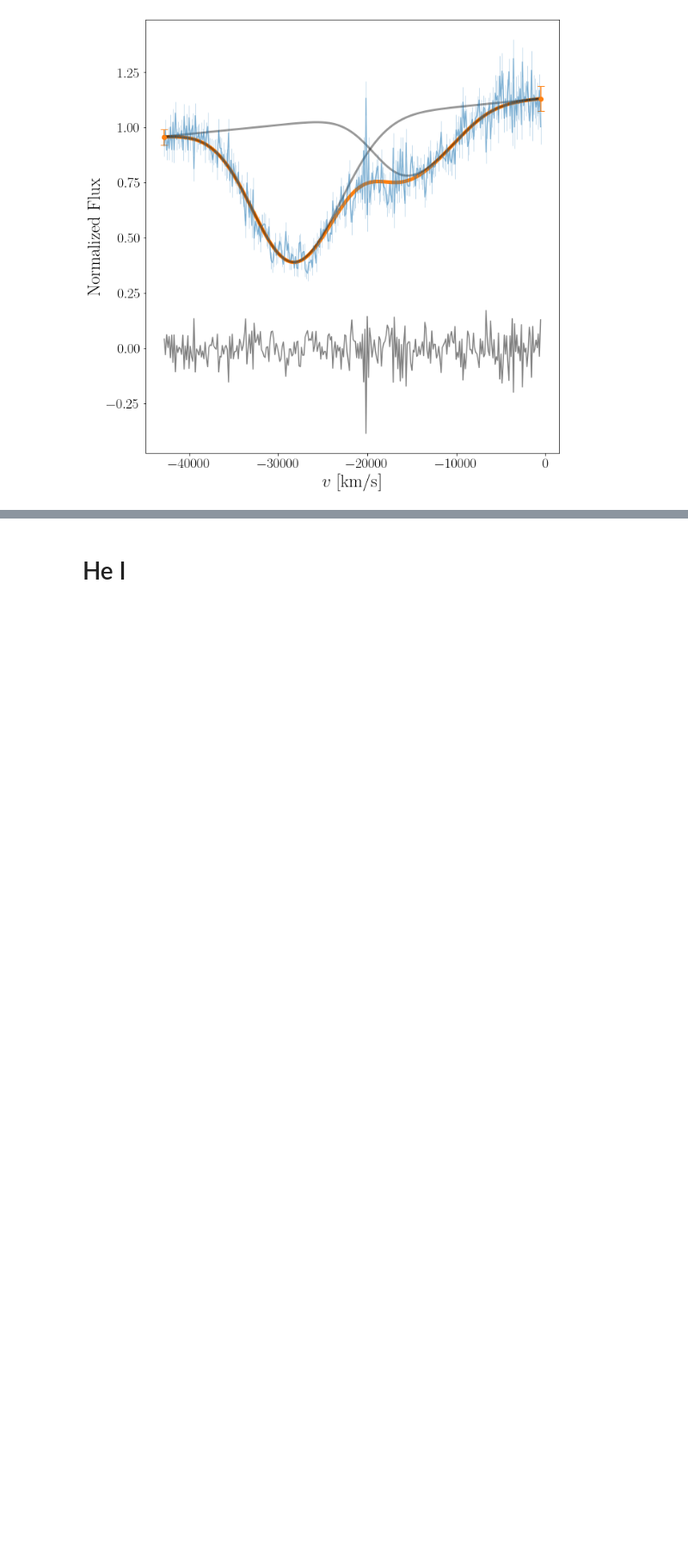
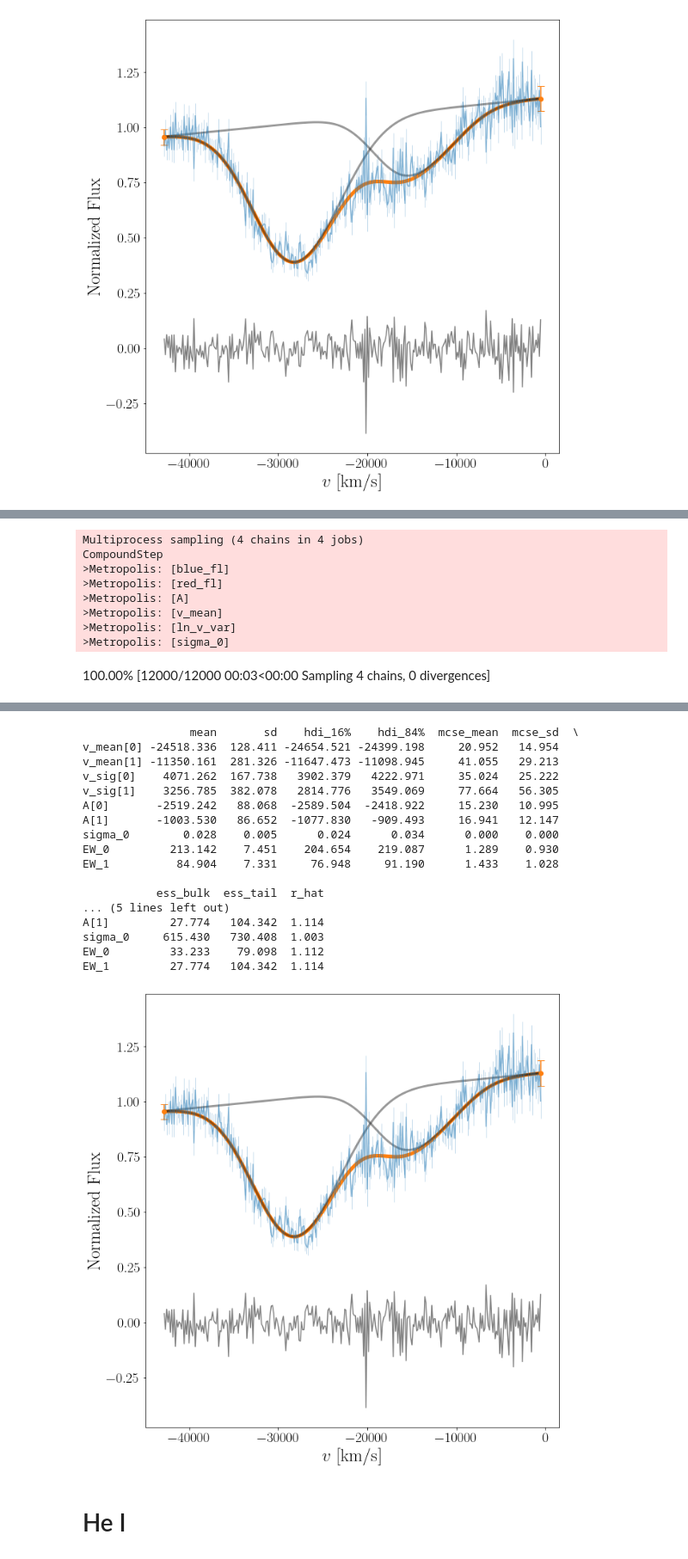
Before and after one commit to slowdivePTG/sn_line_velocities, a Jupyter notebook: playground/broad_absorption.ipynb, the cells around one changed output, grey strips where cells are left out. Shown at 86% size. Drawn from its saved outputs; the diff is of its cells as text; code cells hidden in the pictures; blank space fills up the shorter version.

```diff
--- a/playground/broad_absorption.ipynb
+++ b/playground/broad_absorption.ipynb
@@ -104,0 +111,15 @@ EW_1       1435.439  1381.184  1.004
+# %%
+trace_CaII, Model_CaII = Spec1.line['CaII_IRT/CaII_IRT'].MCMC_sampler(
+    sampler='MH',
+    vel_mean_mu=[-2.5e4, -1.0e4],
+    vel_mean_sig=[3e3, 3e3])
+# %% [output]
+Multiprocess sampling (4 chains in 4 jobs)
+CompoundStep
+>Metropolis: [blue_fl]
+>Metropolis: [red_fl]
+>Metropolis: [A]
+>Metropolis: [v_mean]
+>Metropolis: [ln_v_var]
+>Metropolis: [sigma_0]
+100.00% [12000/12000 00:03<00:00 Sampling 4 chains, 0 divergences]
@@ -105,3 +127,21 @@ EW_1       1435.439  1381.184  1.004
+                mean       sd    hdi_16%    hdi_84%  mcse_mean  mcse_sd  \
+v_mean[0] -24518.336  128.411 -24654.521 -24399.198     20.952   14.954
+v_mean[1] -11350.161  281.326 -11647.473 -11098.945     41.055   29.213
+v_sig[0]    4071.262  167.738   3902.379   4222.971     35.024   25.222
+v_sig[1]    3256.785  382.078   2814.776   3549.069     77.664   56.305
+A[0]       -2519.242   88.068  -2589.504  -2418.922     15.230   10.995
+A[1]       -1003.530   86.652  -1077.830   -909.493     16.941   12.147
+sigma_0        0.028    0.005      0.024      0.034      0.000    0.000
+EW_0         213.142    7.451    204.654    219.087      1.289    0.930
+EW_1          84.904    7.331     76.948     91.190      1.433    1.028
+
+           ess_bulk  ess_tail  r_hat
+... (5 lines left out)
+A[1]         27.774   104.342  1.114
+sigma_0     615.430   730.408  1.003
+EW_0         33.233    79.098  1.112
+EW_1         27.774   104.342  1.114
+[figure, added]
 # %% [markdown]
 # He I
 # %%
```
Also changed, not shown: parts of 6 cells of this notebook, 2 other files.
